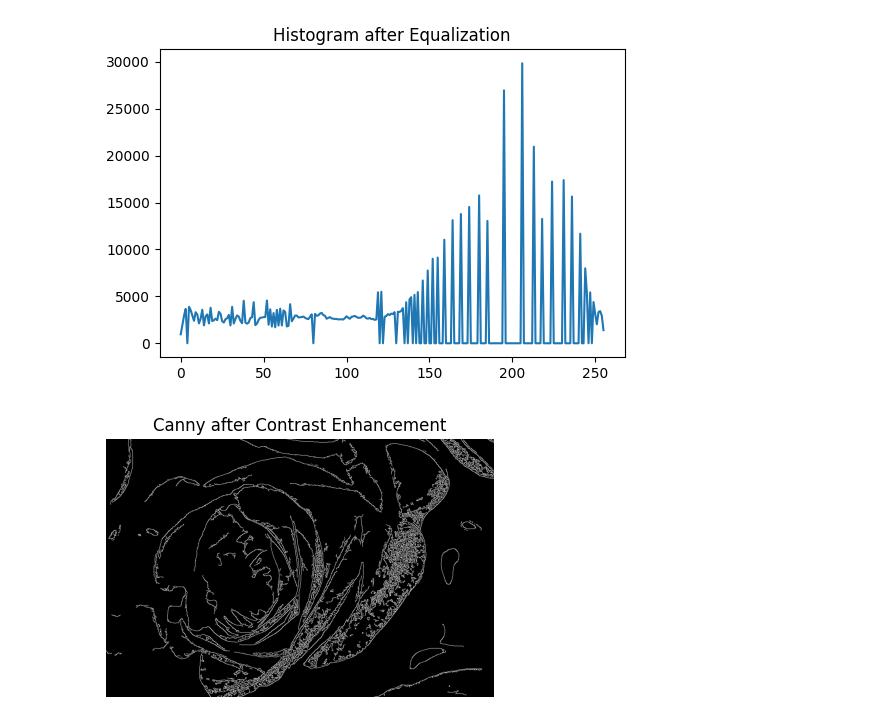
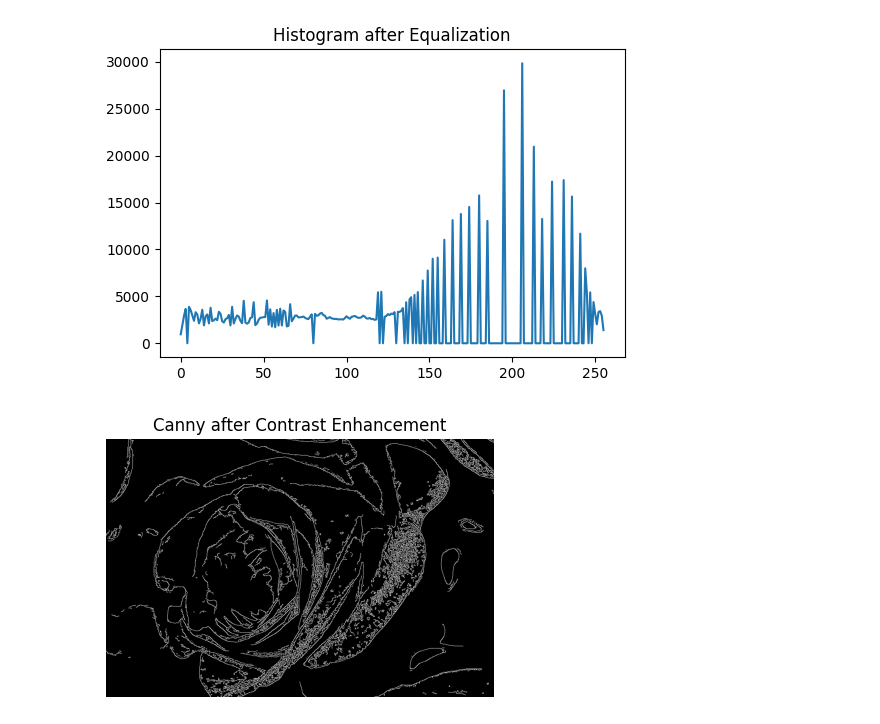
Before and after one commit to trieuhoang1212/Labs_ComputerVision, a Jupyter notebook: Lab3/Chuong2/Cau3/srs/low_contrast_cau3.ipynb, the cells around one changed output. Drawn from its saved outputs; the diff is of its cells as text; code cells hidden in the pictures.

```diff
--- a/Lab3/Chuong2/Cau3/srs/low_contrast_cau3.ipynb
+++ b/Lab3/Chuong2/Cau3/srs/low_contrast_cau3.ipynb
@@ -50,10 +52,10 @@ plt.show()
 [figure]
 # %%
 #canny sau khi tăng contrast
-low_thresh = 50
-high_thresh = 150
+low_thresh = 60
+high_thresh = 120
 
 edges_eq = cv2.Canny(equalized, low_thresh, high_thresh)
 show("Canny after Contrast Enhancement", edges_eq)
 # %% [output]
-[figure, old version]
+[figure, new version]
```
Also changed, not shown: parts of 2 cells of this notebook, 2 other files.
